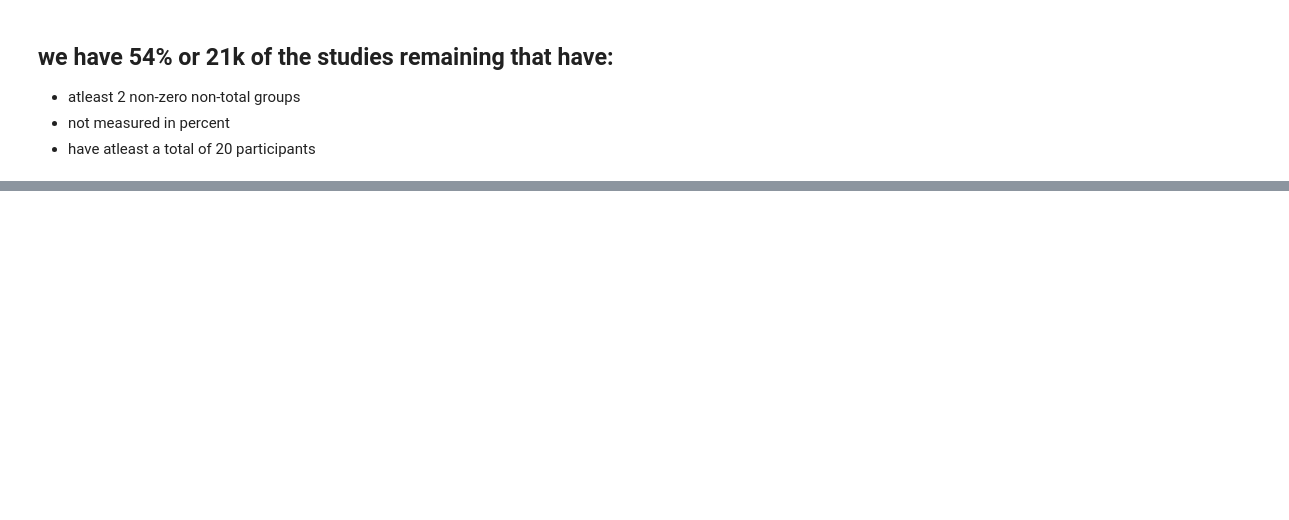
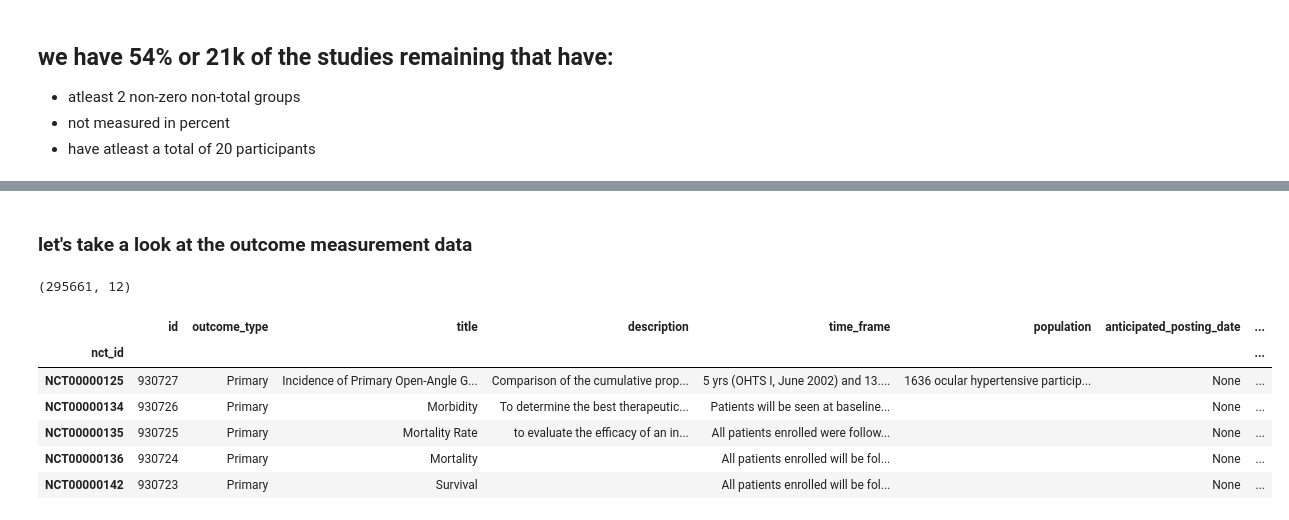
Before and after one commit to sylvaingchassang/trial-explorer, a Jupyter notebook: notebooks/balance/rf_balance_eda.ipynb, the cells around one changed output, grey strips where cells are left out. Drawn from its saved outputs; the diff is of its cells as text; code cells hidden in the pictures; blank space fills up the shorter version.

```diff
--- a/notebooks/balance/rf_balance_eda.ipynb
+++ b/notebooks/balance/rf_balance_eda.ipynb
@@ -976,0 +716,16 @@ array(['participants', 'Participants', 'participants in follow up study',
+# %% [markdown]
+### let's take a look at the outcome measurement data
+# %%
+out.shape
+# %% [output]
+(295661, 12)
+# %%
+out.head()
+# %% [output]
+|  | id | outcome_type | title | description | time_frame | population | anticipated_posting_date | ... |
+| nct_id |  |  |  |  |  |  |  | ... |
+| NCT00000125 | 930727 | Primary | Incidence of Primary Open-Angle G... | Comparison of the cumulative prop... | 5 yrs (OHTS I, June 2002) and 13.... | 1636 ocular hypertensive particip... | None | ... |
+| NCT00000134 | 930726 | Primary | Morbidity | To determine the best therapeutic... | Patients will be seen at baseline... |  | None | ... |
+| NCT00000135 | 930725 | Primary | Mortality Rate | to evaluate the efficacy of an in... | All patients enrolled were follow... |  | None | ... |
+| NCT00000136 | 930724 | Primary | Mortality |  | All patients enrolled will be fol... |  | None | ... |
+| NCT00000142 | 930723 | Primary | Survival |  | All patients enrolled will be fol... |  | None | ... |
```
Also changed, not shown: parts of 82 cells of this notebook.
